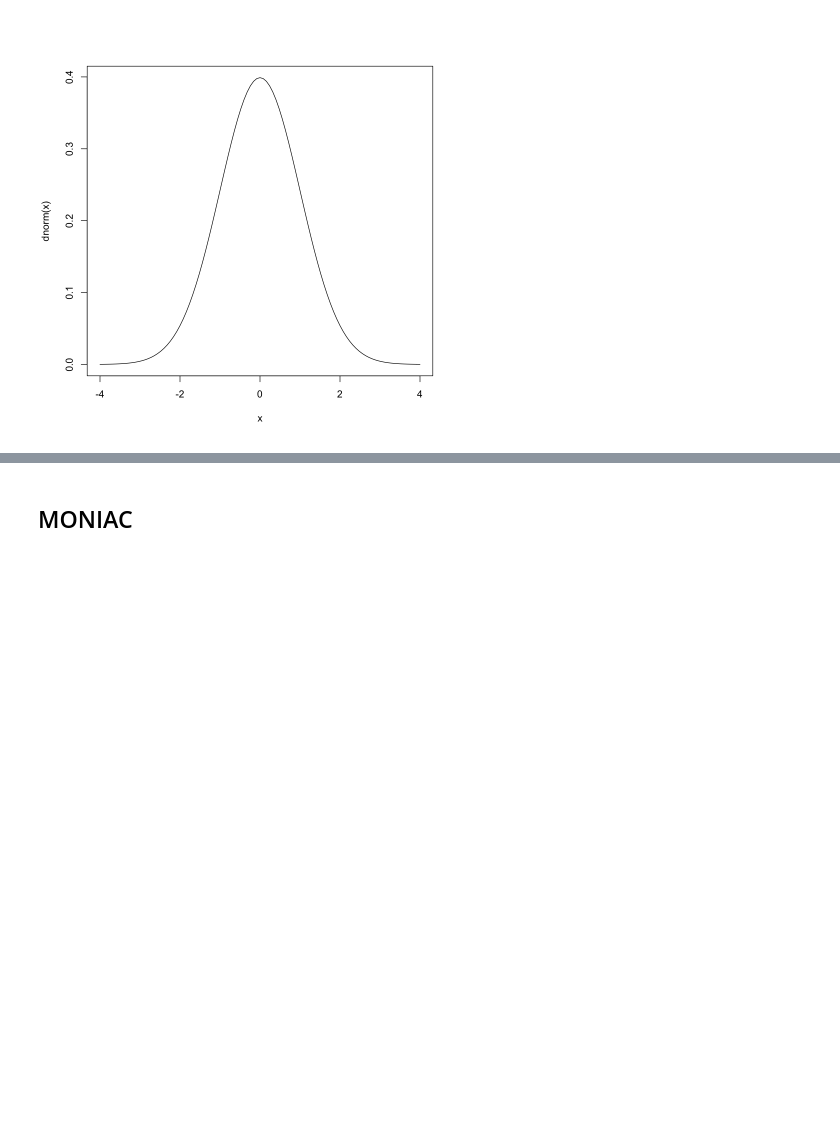
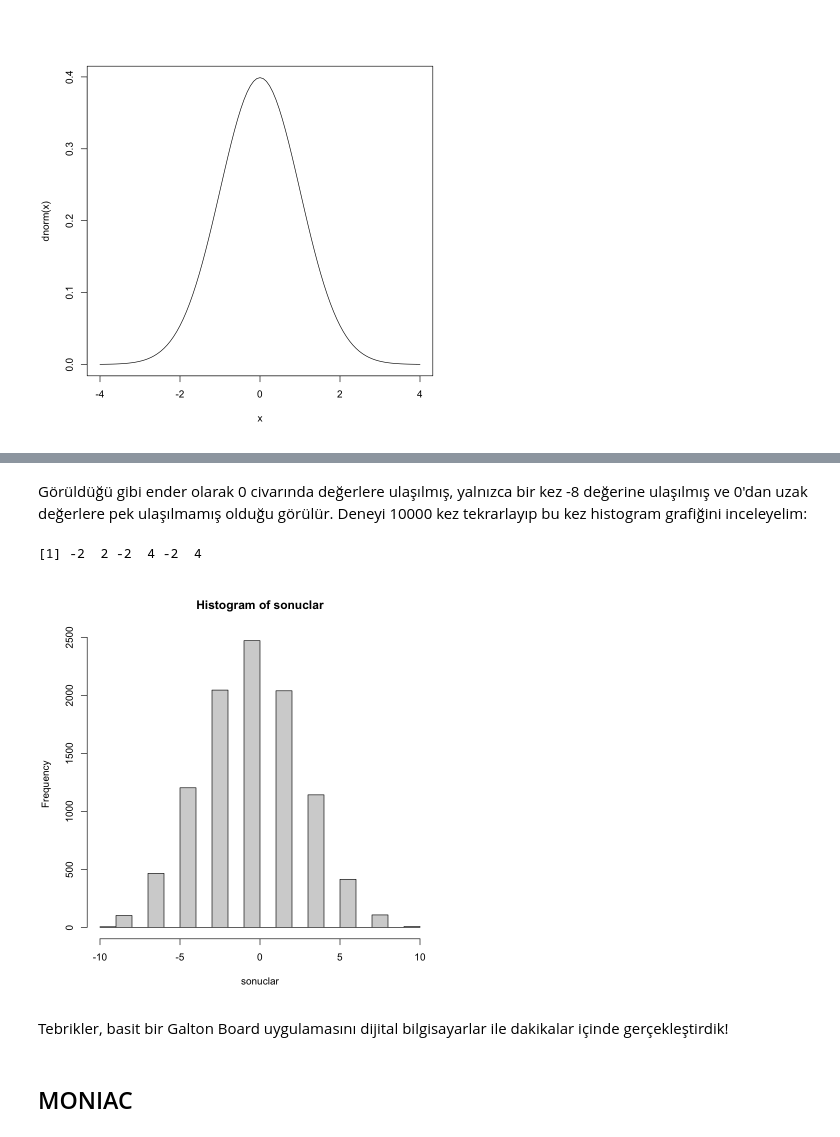
Before and after one commit to jbytecode/notebooks, a Jupyter notebook: bilgisayar/Bilgisayarlar.ipynb, the cells around one changed output, grey strips where cells are left out. Cells and saved outputs as stored; diff of their text form; code cells hidden in the pictures; blank space fills up the shorter version.

Commit message:
bilgisayar

```diff
--- a/bilgisayar/Bilgisayarlar.ipynb
+++ b/bilgisayar/Bilgisayarlar.ipynb
@@ -29,0 +50,14 @@ curve(dnorm, from = -4, to = 4)
+# %%
+for (deney in 1:20) {
+    x <- 0
+
+    for (i in 1:10){
+        if (runif(1) < 0.5){
+            x <- x - 1
+        } else{
+            x <- x + 1
+        }
+    }
+
+    print(x)
+}
@@ -30,3 +85,29 @@ curve(dnorm, from = -4, to = 4)
+# %% [markdown]
+Görüldüğü gibi ender olarak 0 civarında değerlere ulaşılmış, yalnızca bir kez -8 değerine ulaşılmış ve 0'dan uzak değerlere pek ulaşılmamış olduğu görülür. Deneyi 10000 kez tekrarlayıp bu kez histogram grafiğini inceleyelim:
+# %%
+sonuclar <- rep(0, 10000)
+
+for (deney in 1:10000) {
+    x <- 0
+
+    for (i in 1:10){
+        if (runif(1) < 0.5){
+            x <- x - 1
+        } else{
+            x <- x + 1
+        }
+    }
+
+    sonuclar[deney] <- x
+}
+
+hist(sonuclar)
+head(sonuclar)
+# %% [output]
+[1] -2  2 -2  4 -2  4
+[figure, added]
+# %% [markdown]
+Tebrikler, basit bir Galton Board uygulamasını dijital bilgisayarlar ile dakikalar içinde gerçekleştirdik!
 # %% [markdown]
 ## MONIAC
 # %% [markdown]
```
Also changed, not shown: parts of 5 cells of this notebook, 3 other files.
